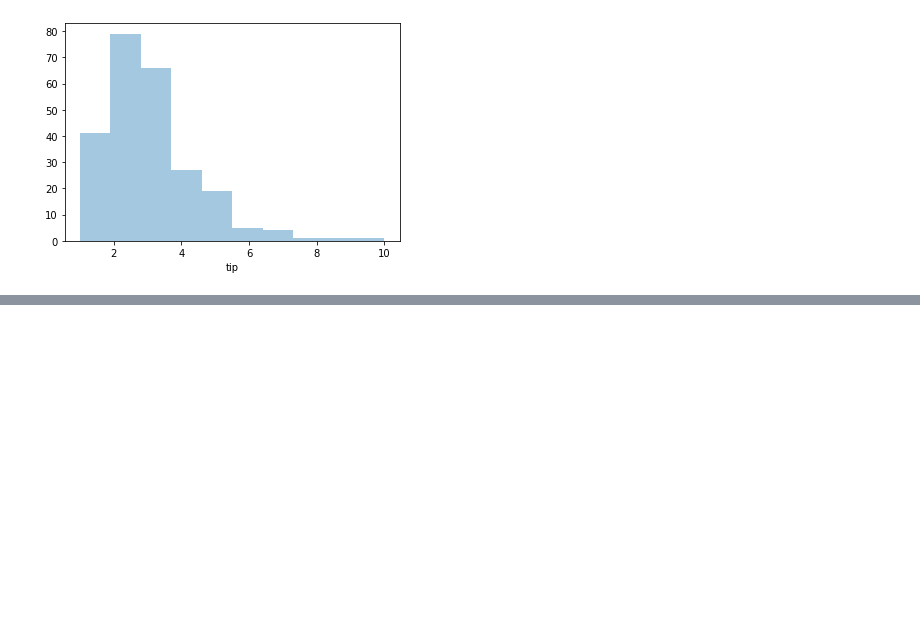
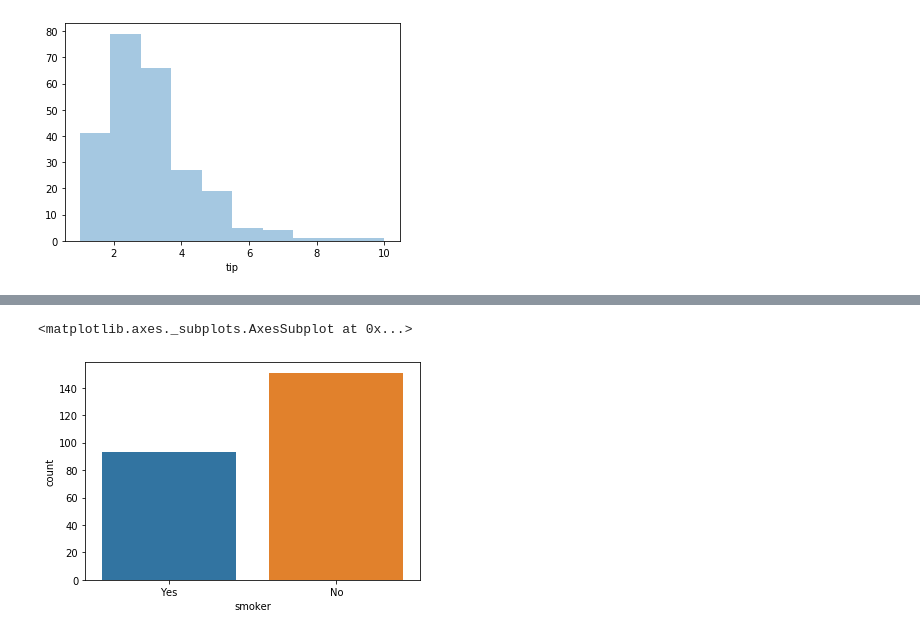
Before and after one commit to manohar2000/Machine_Learning, a Jupyter notebook: seaborn.ipynb, the cells around one changed output, grey strips where cells are left out. Drawn from its saved outputs; the diff is of its cells as text; code cells hidden in the pictures; blank space fills up the shorter version.

```diff
--- a/seaborn.ipynb
+++ b/seaborn.ipynb
@@ -81,0 +93,5 @@ sns.distplot(df['tip'],kde=False,bins=10) # kde : kernel density estimation
+# %%
+sns.countplot('smoker',data=df)
+# %% [output]
+<matplotlib.axes._subplots.AxesSubplot at 0x...>
+[figure, added]
```
Also changed, not shown: parts of 16 cells of this notebook.
